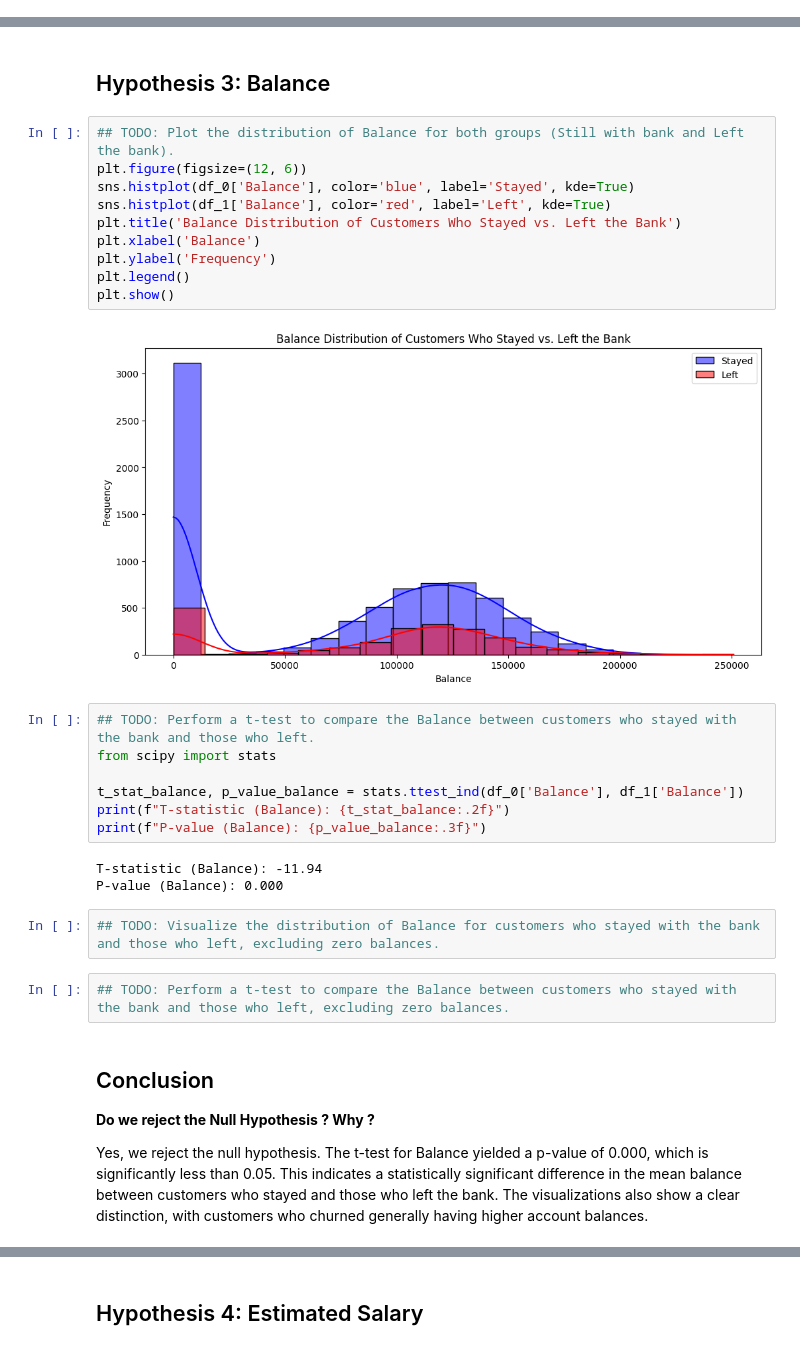
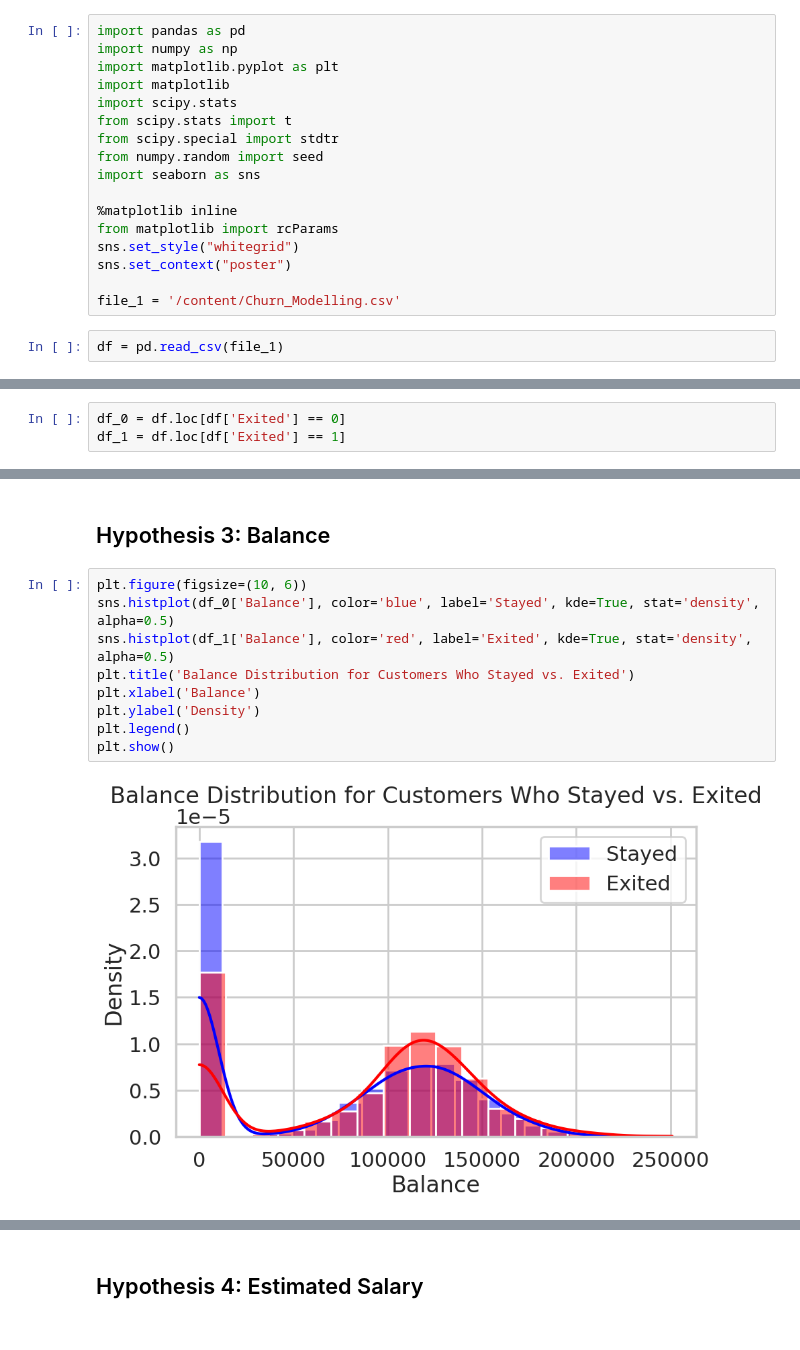
Before and after one commit to mousadjara01ouatt-sys/DI_Bootcamp, a Jupyter notebook: week4/DAY4/Dailychallenge/DailyChallenge_StatforML.ipynb, the cells around one changed output, grey strips where cells are left out. Drawn from its saved outputs; the diff is of its cells as text.

```diff
--- a/week4/DAY4/Dailychallenge/DailyChallenge_StatforML.ipynb
+++ b/week4/DAY4/Dailychallenge/DailyChallenge_StatforML.ipynb
@@ -62,0 +30,19 @@ df_1 = df[df['Exited'] == 1]
+# %%
+import pandas as pd
+import numpy as np
+import matplotlib.pyplot as plt
+import matplotlib
+import scipy.stats
+from scipy.stats import t
+from scipy.special import stdtr
+from numpy.random import seed
+import seaborn as sns
+
+%matplotlib inline
+from matplotlib import rcParams
+sns.set_style("whitegrid")
+sns.set_context("poster")
+
+file_1 = '/content/Churn_Modelling.csv'
+# %%
+df = pd.read_csv(file_1)
@@ -63,3 +58,6 @@ df_1 = df[df['Exited'] == 1]
+# %%
+df_0 = df.loc[df['Exited'] == 0]
+df_1 = df.loc[df['Exited'] == 1]
 # %% [markdown]
 ## Hypothesis 1: Age
 # %%
@@ -158,34 +194,13 @@ No, we fail to reject the null hypothesis. The t-test for CreditScore yielded a
 # %% [markdown]
 ## Hypothesis 3: Balance
 # %%
-## TODO: Plot the distribution of Balance for both groups (Still with bank and Left the bank).
-plt.figure(figsize=(12, 6))
-sns.histplot(df_0['Balance'], color='blue', label='Stayed', kde=True)
-sns.histplot(df_1['Balance'], color='red', label='Left', kde=True)
-plt.title('Balance Distribution of Customers Who Stayed vs. Left the Bank')
+plt.figure(figsize=(10, 6))
+sns.histplot(df_0['Balance'], color='blue', label='Stayed', kde=True, stat='density', alpha=0.5)
+sns.histplot(df_1['Balance'], color='red', label='Exited', kde=True, stat='density', alpha=0.5)
+plt.title('Balance Distribution for Customers Who Stayed vs. Exited')
 plt.xlabel('Balance')
-plt.ylabel('Frequency')
+plt.ylabel('Density')
 plt.legend()
 plt.show()
 # %% [output]
-[figure, old version]
+[figure, new version]
-# %%
-## TODO: Perform a t-test to compare the Balance between customers who stayed with the bank and those who left.
-from scipy import stats
-
-t_stat_balance, p_value_balance = stats.ttest_ind(df_0['Balance'], df_1['Balance'])
-print(f"T-statistic (Balance): {t_stat_balance:.2f}")
-print(f"P-value (Balance): {p_value_balance:.3f}")
-# %% [output]
-T-statistic (Balance): -11.94
-P-value (Balance): 0.000
-# %%
-## TODO: Visualize the distribution of Balance for customers who stayed with the bank and those who left, excluding zero balances.
-# %%
-## TODO: Perform a t-test to compare the Balance between customers who stayed with the bank and those who left, excluding zero balances.
-# %% [markdown]
-## Conclusion
-
-**Do we reject the Null Hypothesis ? Why ?**
-
-Yes, we reject the null hypothesis. The t-test for Balance yielded a p-value of 0.000, which is significantly less than 0.05. This indicates a statistically significant difference in the mean balance between customers who stayed and those who left the bank. The visualizations also show a clear distinction, with customers who churned generally having higher account balances.
```
Also changed, not shown: parts of 40 cells of this notebook, 1 other file.
